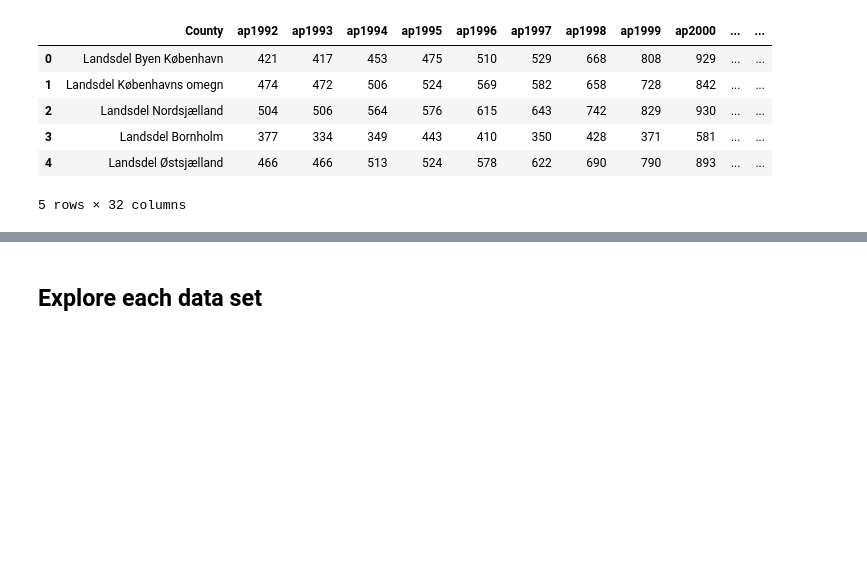
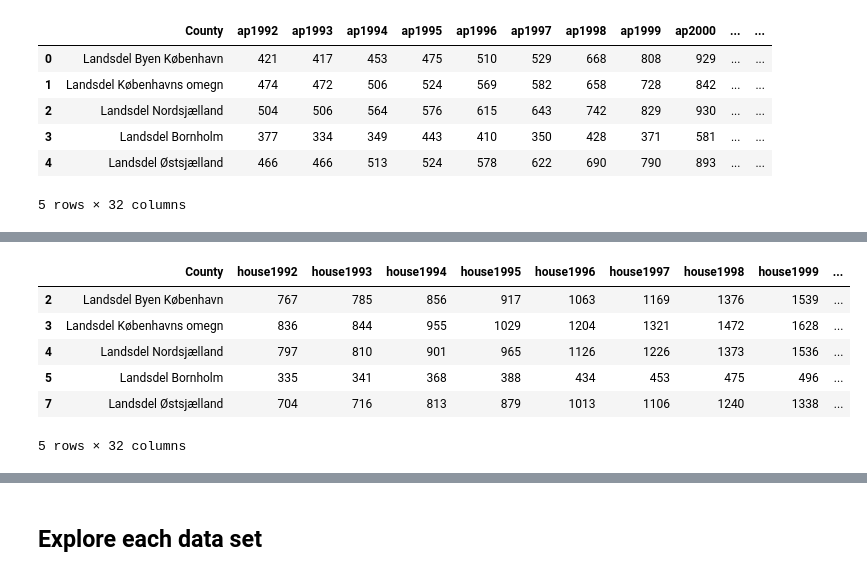
Before and after one commit to NumEconCopenhagen/projects-2023-jps, a Jupyter notebook: dataproject/dataproject.ipynb, the cells around one changed output, grey strips where cells are left out. Cells and saved outputs as stored; diff of their text form; code cells hidden in the pictures; blank space fills up the shorter version.

```diff
--- a/dataproject/dataproject.ipynb
+++ b/dataproject/dataproject.ipynb
@@ -264,0 +323,15 @@ ap.head(10)
+# %%
+# We are only interesetd in the Countys so we drop the regions and the whole country
+J = house.County.str.contains('Region')
+J |= house.County.str.contains('Hele landet')
+house.loc[I, :]
+house = house.loc[I == False]
+house.head(5)
+# %% [output]
+|  | County | house1992 | house1993 | house1994 | house1995 | house1996 | house1997 | house1998 | house1999 | ... |
+| 2 | Landsdel Byen København | 767 | 785 | 856 | 917 | 1063 | 1169 | 1376 | 1539 | ... |
+| 3 | Landsdel Københavns omegn | 836 | 844 | 955 | 1029 | 1204 | 1321 | 1472 | 1628 | ... |
+| 4 | Landsdel Nordsjælland | 797 | 810 | 901 | 965 | 1126 | 1226 | 1373 | 1536 | ... |
+| 5 | Landsdel Bornholm | 335 | 341 | 368 | 388 | 434 | 453 | 475 | 496 | ... |
+| 7 | Landsdel Østsjælland | 704 | 716 | 813 | 879 | 1013 | 1106 | 1240 | 1338 | ... |
+5 rows × 32 columns
```
Also changed, not shown: parts of 14 cells of this notebook.
